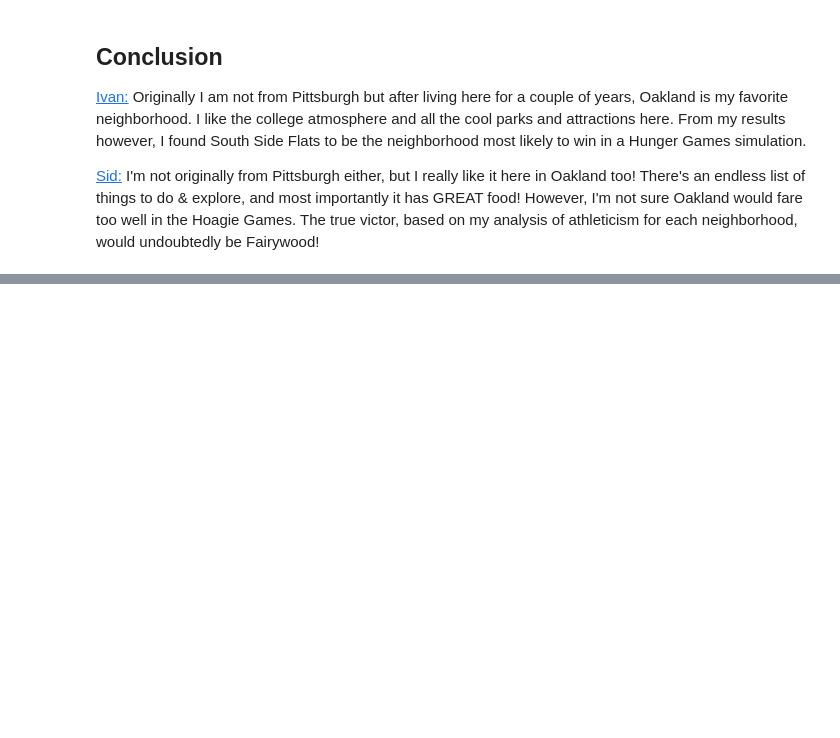
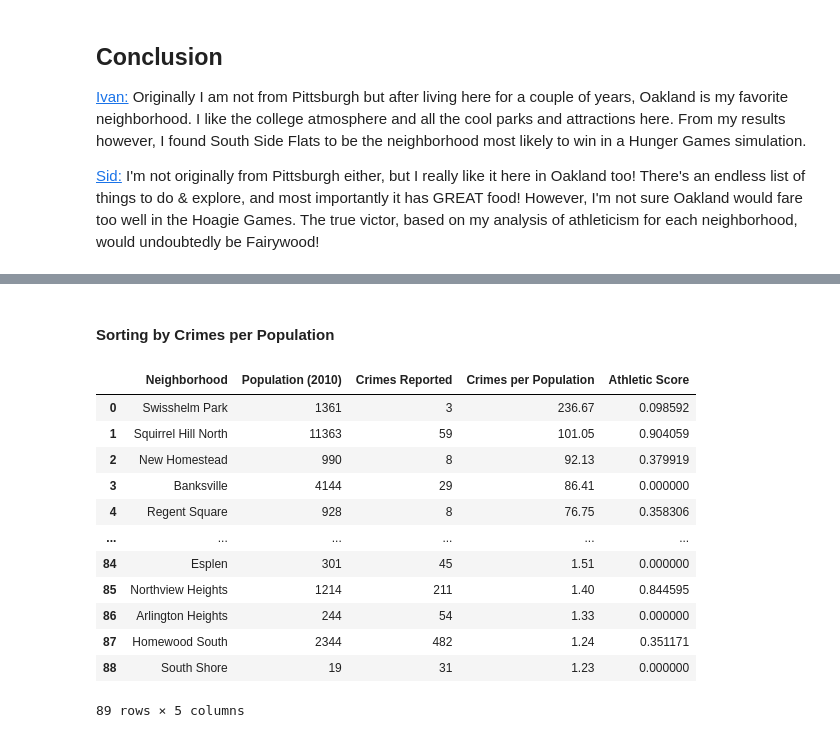
Before and after one commit to ivanbond-tech/CMPINF-Final-Project, a Jupyter notebook: main.ipynb, the cells around one changed output, grey strips where cells are left out. Drawn from its saved outputs; the diff is of its cells as text; code cells hidden in the pictures; blank space fills up the shorter version.

```diff
--- a/main.ipynb
+++ b/main.ipynb
@@ -497,0 +537,18 @@ result.plot(column='Athletic Score', # set the data to be used for coloring
+# %% [markdown]
+<h4>Sorting by Crimes per Population</h4>
+# %%
+population_data[["Neighborhood", "Population (2010)", "Crimes Reported", "Crimes per Population", "Athletic Score"]].sort_values(by="Crimes per Population", ascending=False)
+# %% [output]
+|  | Neighborhood | Population (2010) | Crimes Reported | Crimes per Population | Athletic Score |
+| 0 | Swisshelm Park | 1361 | 3 | 236.67 | 0.098592 |
+| 1 | Squirrel Hill North | 11363 | 59 | 101.05 | 0.904059 |
+| 2 | New Homestead | 990 | 8 | 92.13 | 0.379919 |
+| 3 | Banksville | 4144 | 29 | 86.41 | 0.000000 |
+| 4 | Regent Square | 928 | 8 | 76.75 | 0.358306 |
+| ... | ... | ... | ... | ... | ... |
+| 84 | Esplen | 301 | 45 | 1.51 | 0.000000 |
+| 85 | Northview Heights | 1214 | 211 | 1.40 | 0.844595 |
+| 86 | Arlington Heights | 244 | 54 | 1.33 | 0.000000 |
+| 87 | Homewood South | 2344 | 482 | 1.24 | 0.351171 |
+| 88 | South Shore | 19 | 31 | 1.23 | 0.000000 |
+89 rows × 5 columns
```
Also changed, not shown: parts of 7 cells of this notebook.
